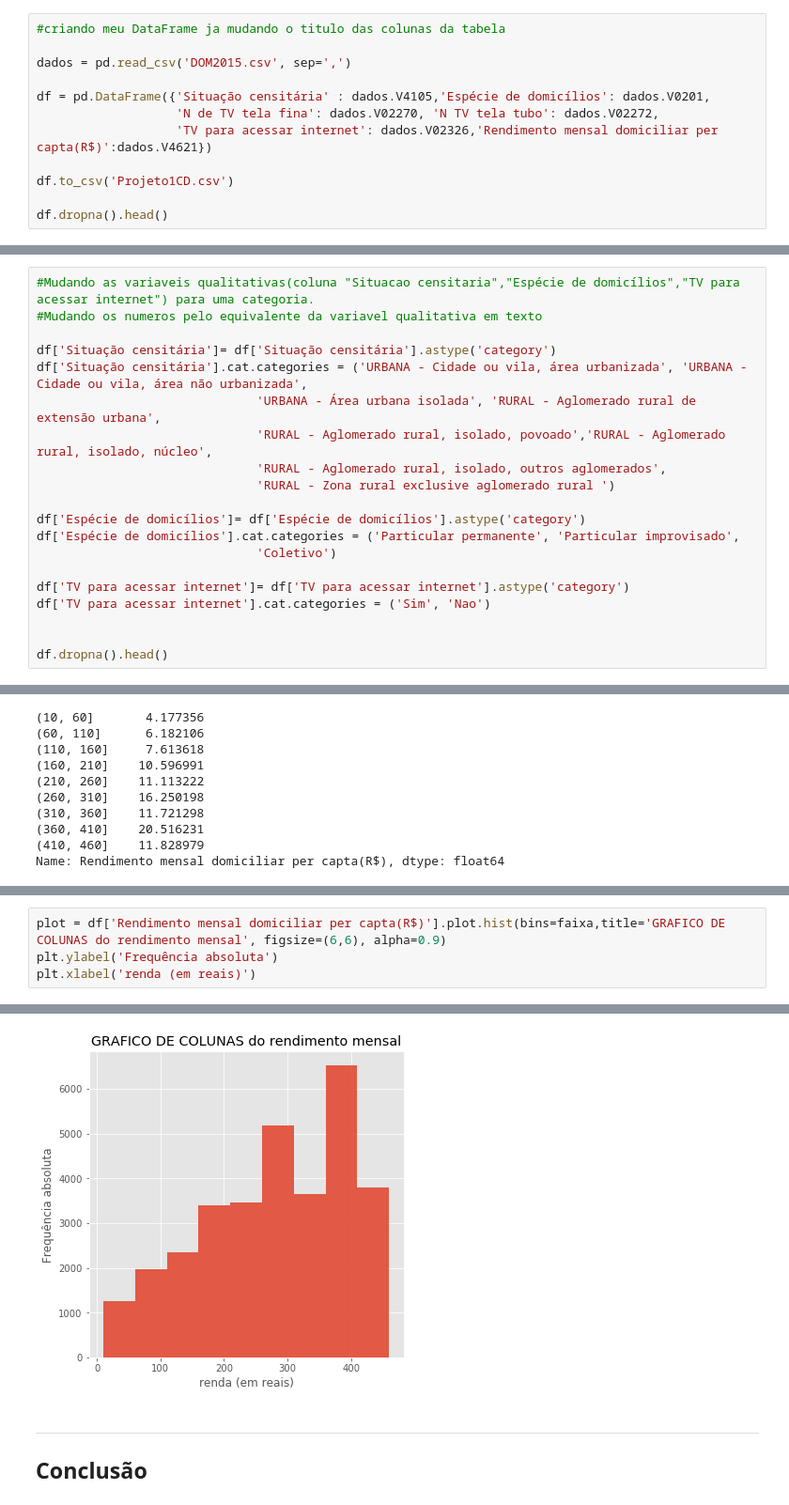
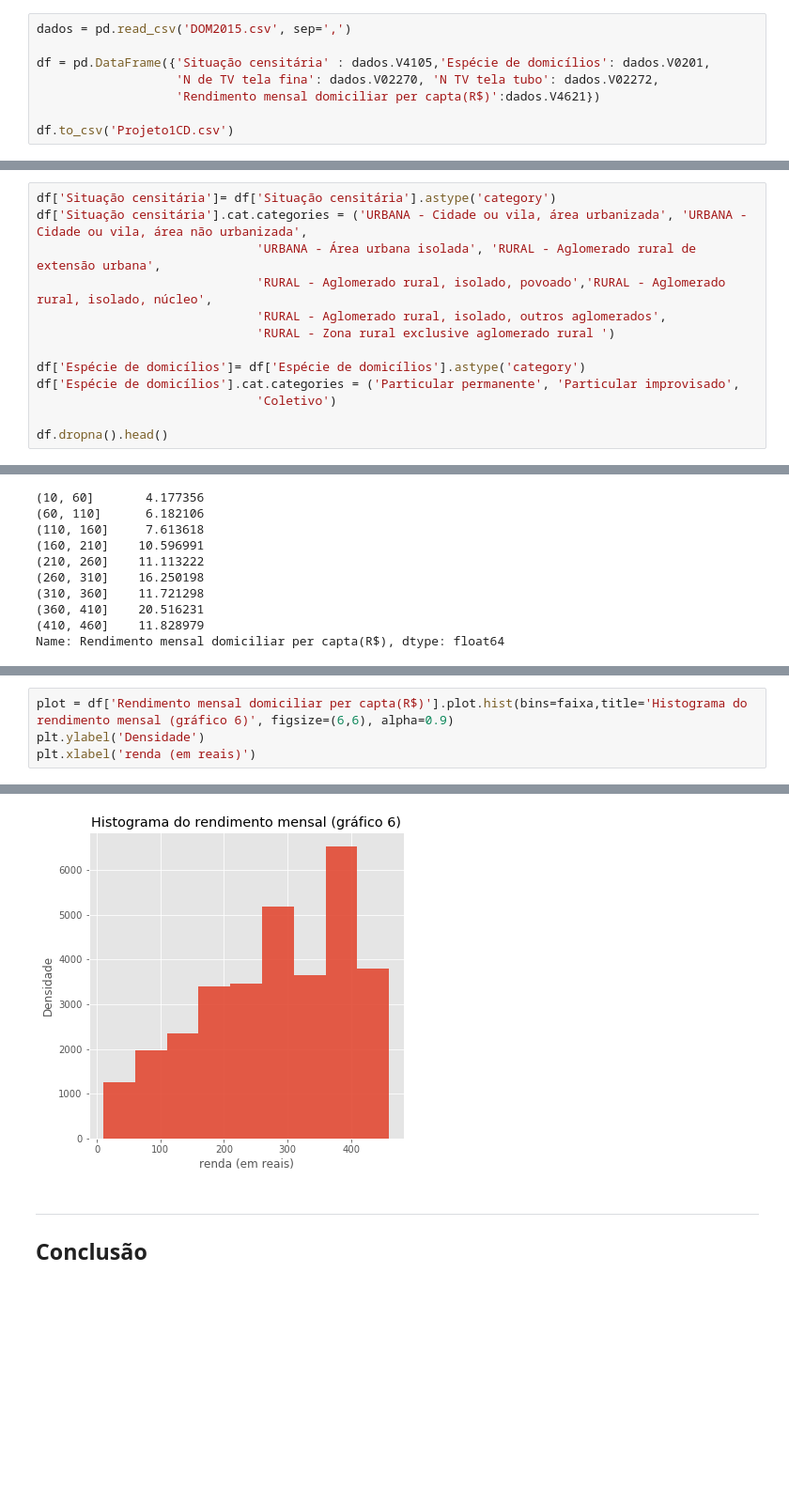
Before and after one commit to carlakim/CD, a Jupyter notebook: Projeto1 Layout.ipynb, the cells around one changed output, grey strips where cells are left out. Shown at 94% size. Cells and saved outputs as stored; diff of their text form; blank space fills up the shorter version.

```diff
--- a/Projeto1 Layout.ipynb
+++ b/Projeto1 Layout.ipynb
@@ -34,12 +26,8 @@ C:\Users\Carla Kim\Downloads
 # %%
-#criando meu DataFrame ja mudando o titulo das colunas da tabela
-
 dados = pd.read_csv('DOM2015.csv', sep=',')
 
 df = pd.DataFrame({'Situação censitária' : dados.V4105,'Espécie de domicílios': dados.V0201,
                    'N de TV tela fina': dados.V02270, 'N TV tela tubo': dados.V02272,
-                   'TV para acessar internet': dados.V02326,'Rendimento mensal domiciliar per capta(R$)':dados.V4621})
+                   'Rendimento mensal domiciliar per capta(R$)':dados.V4621})
 
 df.to_csv('Projeto1CD.csv')
-
-df.dropna().head()
@@ -53,7 +36,4 @@ df.dropna().head()
 # %%
-#Mudando as variaveis qualitativas(coluna "Situacao censitaria","Espécie de domicílios","TV para acessar internet") para uma categoria.
-#Mudando os numeros pelo equivalente da variavel qualitativa em texto
-
 df['Situação censitária']= df['Situação censitária'].astype('category')
 df['Situação censitária'].cat.categories = ('URBANA - Cidade ou vila, área urbanizada', 'URBANA - Cidade ou vila, área não urbanizada',
                               'URBANA - Área urbana isolada', 'RURAL - Aglomerado rural de extensão urbana',
@@ -65,9 +45,5 @@ df['Espécie de domicílios']= df['Espécie de domicílios'].astype('category')
 df['Espécie de domicílios'].cat.categories = ('Particular permanente', 'Particular improvisado',
                               'Coletivo')
 
-df['TV para acessar internet']= df['TV para acessar internet'].astype('category')
-df['TV para acessar internet'].cat.categories = ('Sim', 'Nao')
-
-
 df.dropna().head()
 # %% [output]
@@ -249,10 +193,10 @@ Gráfico de colunas com as frequências absolutas
 # %%
-plot = df['Rendimento mensal domiciliar per capta(R$)'].plot.hist(bins=faixa,title='GRAFICO DE COLUNAS do rendimento mensal', figsize=(6,6), alpha=0.9)
-plt.ylabel('Frequência absoluta')
+plot = df['Rendimento mensal domiciliar per capta(R$)'].plot.hist(bins=faixa,title='Histograma do rendimento mensal (gráfico 6)', figsize=(6,6), alpha=0.9)
+plt.ylabel('Densidade')
 plt.xlabel('renda (em reais)')
 # %% [output]
 <matplotlib.text.Text at 0x...>
-[figure, old version]
+[figure, new version]
 # %% [markdown]
 ___
 ## Conclusão
```
Also changed, not shown: parts of 42 cells of this notebook.
